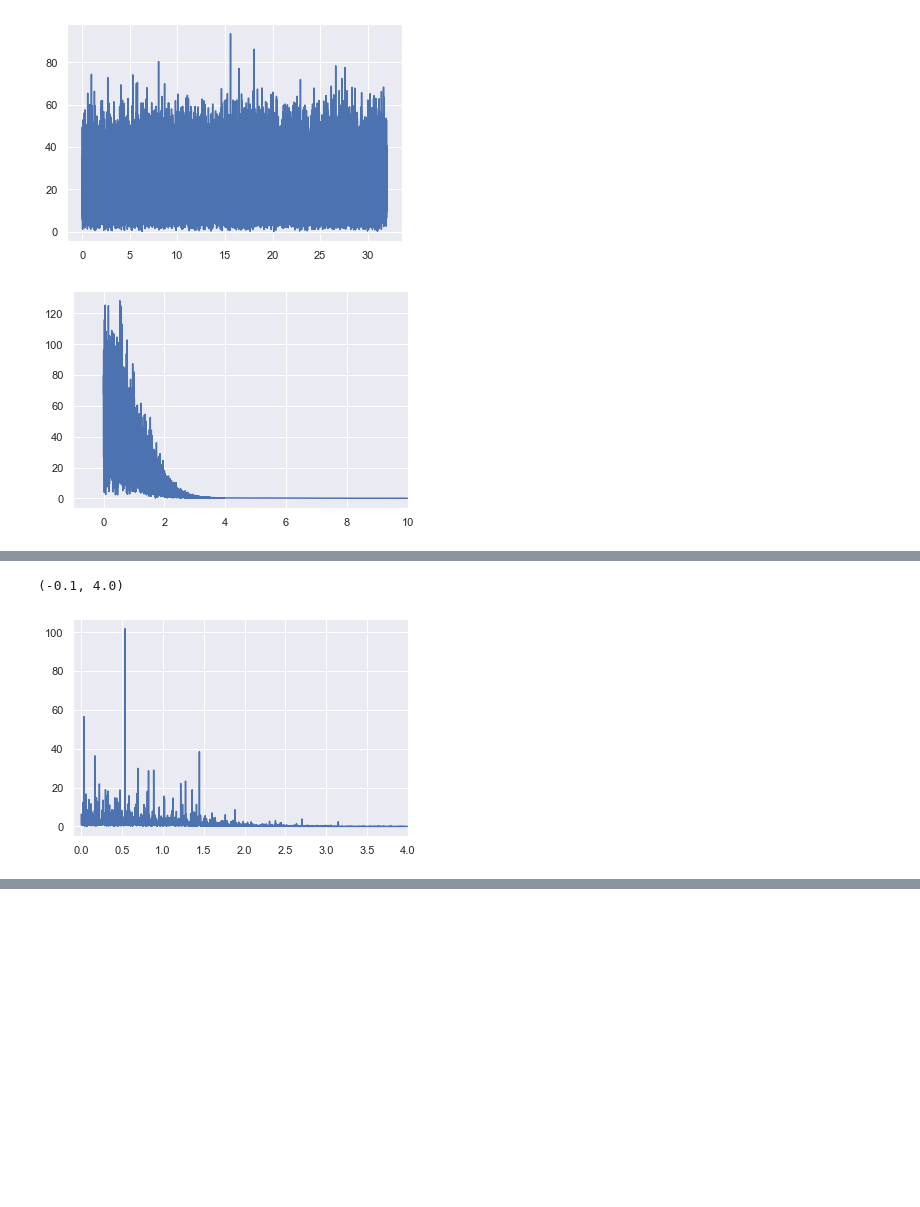
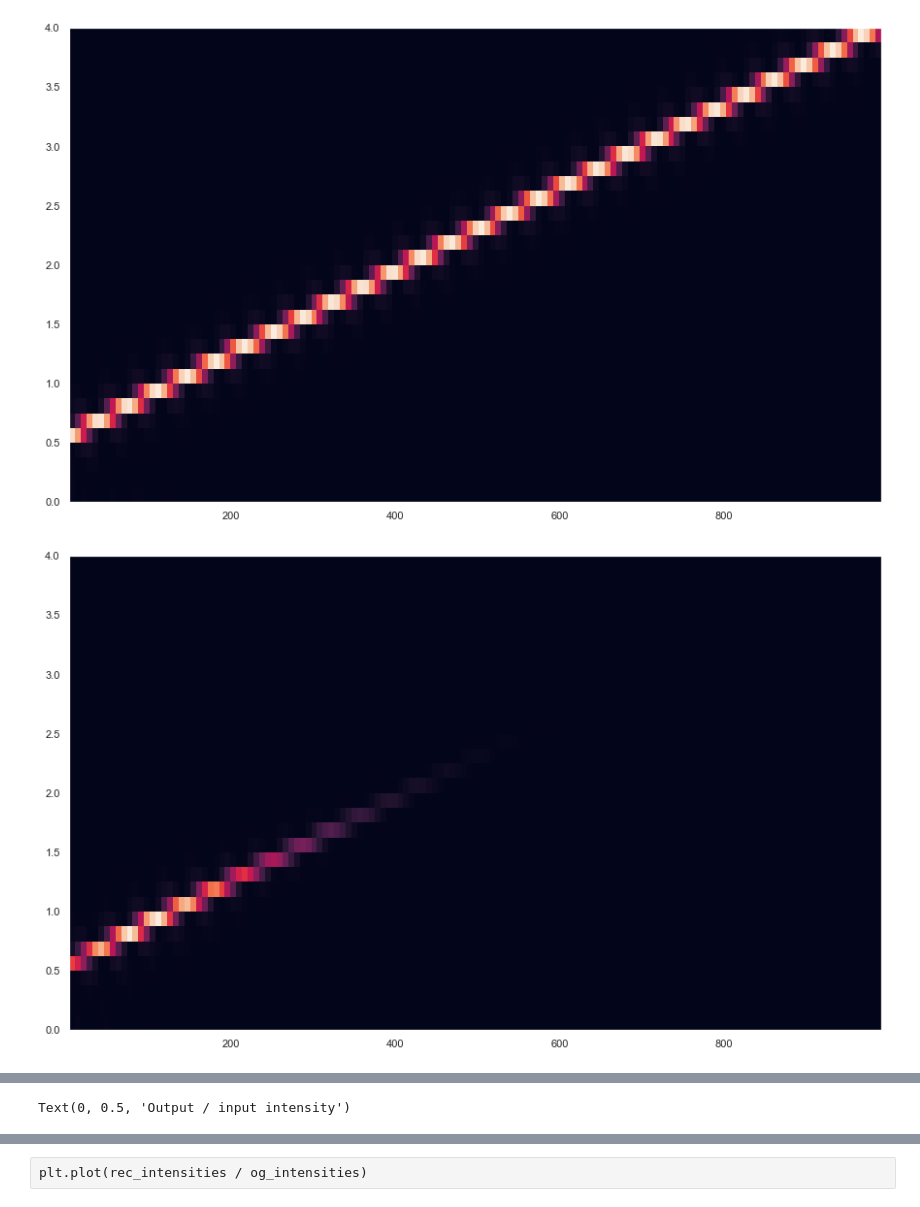
Before and after one commit to pennfranc/adm-ppg-analysis, a Jupyter notebook: ADM transfer function.ipynb, the cells around one changed output, grey strips where cells are left out. Cells and saved outputs as stored; diff of their text form; code cells hidden in the pictures; blank space fills up the shorter version.

```diff
--- a/ADM transfer function.ipynb
+++ b/ADM transfer function.ipynb
@@ -11,11 +12,11 @@ from scipy.fft import fft, fftfreq
 
 sns.set()
 # %%
-def reconstruct_from_spikes(spikes, length, spike_value):
+def reconstruct_from_spikes(spikes, length, spike_value, var=10):
     reconstructed_signal = np.zeros(length)
     spikes_sampling_rate_indices = (spikes * 64).astype(int)
     reconstructed_signal[spikes_sampling_rate_indices] = spike_value
-    reconstructed_signal = gaussian_filter1d(reconstructed_signal, 10)
+    reconstructed_signal = gaussian_filter1d(reconstructed_signal, var)
     return reconstructed_signal
 # %%
 def loop_inplace_sum(arrlist):
@@ -101,32 +85,50 @@ plt.xlim(-1, 10)
 # %%
 duration = 1000
-signal = np.random.normal(0, 0.1, size=duration * fs)
-N = len(signal)
+threshold = 0.05
+noise = np.random.normal(0, 0.1, size=duration * fs)
+input_signal = signal.chirp(np.arange(0, duration, 1 / fs), f0=0.5, f1=4, t1=duration, method='linear') + 0.1 * noise
+N = len(input_signal)
+clip_percentile = 100
+var = 10
+
+f_in, t_in, Sxx_in = create_spectrogram(input_signal, 64, 512, None, fmin=0, fmax=4, clip_percentile=clip_percentile)
+plt.figure(figsize=(15, 9))
+plt.pcolormesh(t_in, f_in, Sxx_in, shading='flat')
+plt.show()
 
 up_spikes, down_spikes = ADM(
-    signal,
+    input_signal,
     up_threshold=threshold,
     down_threshold=threshold,
     sampling_rate=fs,
     refractory_period=0
 )
 
 reconstructed_signal = (
-    reconstruct_from_spikes(up_spikes, len(signal), 1) +
-    reconstruct_from_spikes(down_spikes, len(signal), -1)
+    reconstruct_from_spikes(up_spikes, len(input_signal), 1, var) +
+    reconstruct_from_spikes(down_spikes, len(input_signal), -1, var)
 )
 
-og_intensities = abs(fft(signal)[:N//2])
+f_rec, t_rec, Sxx_rec = create_spectrogram(reconstructed_signal, 64 ,512, None, fmin=0, fmax=4, clip_percentile=clip_percentile)
+plt.figure(figsize=(15, 9))
+plt.pcolormesh(t_rec, f_rec, Sxx_rec, shading='flat')
+plt.show()
+
+og_intensities = abs(fft(input_signal)[:N//2])
 rec_intensities = abs(fft(reconstructed_signal)[:N//2])
 freqs = fftfreq(N, 1 / fs)[:N//2]
 
 plt.plot(freqs, og_intensities, label='original')
+plt.xlim(0.5, 4)
 plt.show()
 plt.plot(freqs, rec_intensities, label='reconstructed')
-plt.xlim(-1, 10)
+plt.xlim(0.5, 4)
 plt.show()
 plt.plot(freqs, rec_intensities / og_intensities, label='transfer function')
-plt.xlim(-0.1, 4)
+plt.xlim(0.5, 4)
+plt.ylim(0, 1.5)
+plt.xlabel('Frequency [Hz]')
+plt.ylabel('Output / input intensity')
 # %% [output]
-[figure, old version]
+[figure, new version]
-[figure, old version]
+[figure, new version]
@@ -133,2 +137 @@ plt.xlim(-0.1, 4)
-(-0.1, 4.0)
+Text(0, 0.5, 'Output / input intensity')
-[figure, old version]
@@ -134,0 +139,2 @@ plt.xlim(-0.1, 4)
+# %% [raw]
+plt.plot(rec_intensities / og_intensities)
```
Also changed, not shown: parts of 5 cells of this notebook, 7 other files.
